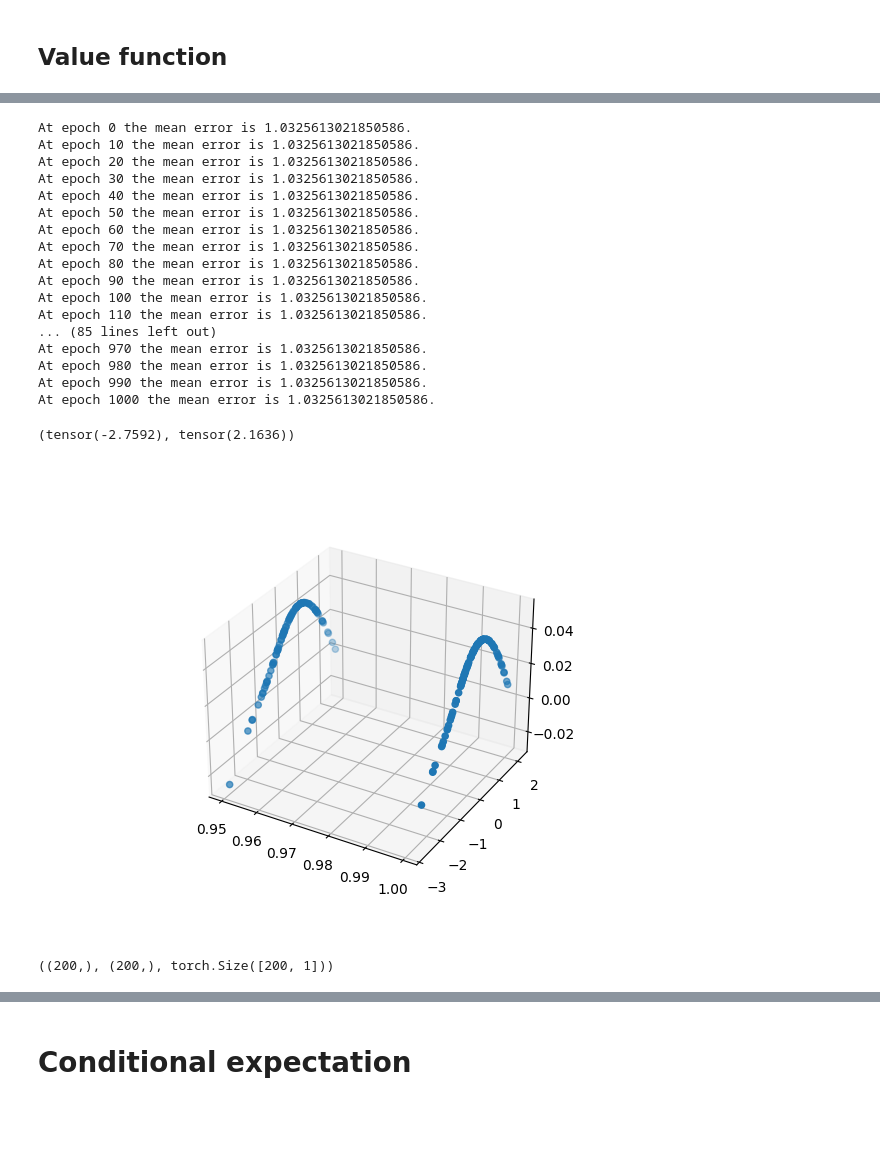
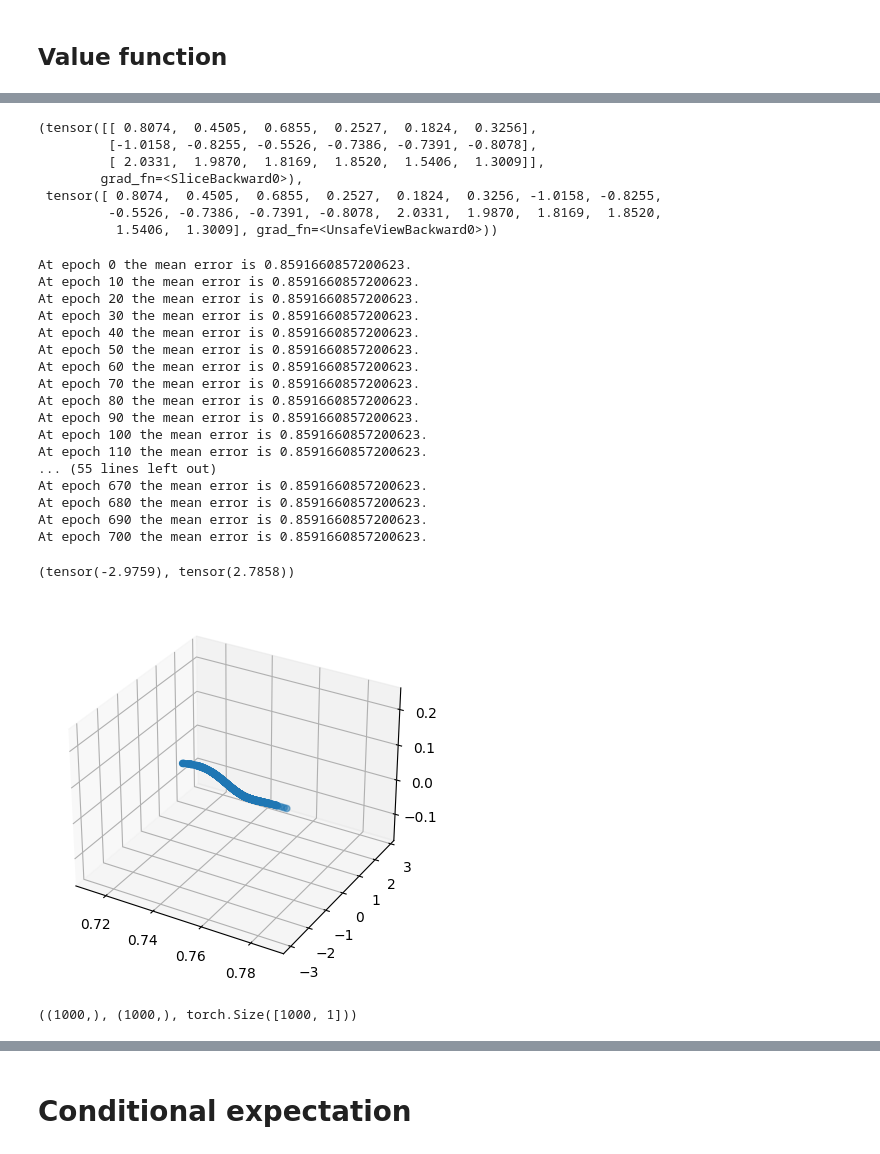
Before and after one commit to arashfahim/Stochastic_Control_FSU, a Jupyter notebook: Discrete_time_DPP.ipynb, the cells around one changed output, grey strips where cells are left out. Saved outputs shown, nothing was run; the diff lists cells and outputs as text; code cells hidden in the pictures; blank space fills up the shorter version.

```diff
--- a/Discrete_time_DPP.ipynb
+++ b/Discrete_time_DPP.ipynb
@@ -448,11 +446,11 @@ class two_step(nn.Module):#multi_step, optimal_control
         self.layer.add_module("Tanh", torch.nn.Tanh())
         self.layer.add_module("L2",torch.nn.Linear(16,1))
         self.flag = flag
-        self.M = 100# number of samples
+        self.M = 1000# number of samples
         self.Te=1.0 # terminal time
         self.K = 20 # total number of steps
         self.Dt= torch.Tensor([self.Te/self.K]) #time step
-        self.num_steps = 1 #number of steps to evaluate <= self.K
+        self.num_steps = 5 #number of steps to evaluate <= self.K
         # self.N = torch.normal(0., 1., size=[self.M,self.num_steps,1])
         self.terminal = terminal # terminal value function
         self.X0 = torch.normal(0., 1., size=(self.M,1))
@@ -654,3 +638,13 @@ val_func = value_function()
+# %%
+v2.TX[0:3,1,:],v2.TX[0:3,1,:].reshape(-1)
+# %% [output]
+(tensor([[ 0.8074,  0.4505,  0.6855,  0.2527,  0.1824,  0.3256],
+         [-1.0158, -0.8255, -0.5526, -0.7386, -0.7391, -0.8078],
+         [ 2.0331,  1.9870,  1.8169,  1.8520,  1.5406,  1.3009]],
+        grad_fn=<SliceBackward0>),
+ tensor([ 0.8074,  0.4505,  0.6855,  0.2527,  0.1824,  0.3256, -1.0158, -0.8255,
+         -0.5526, -0.7386, -0.7391, -0.8078,  2.0331,  1.9870,  1.8169,  1.8520,
+          1.5406,  1.3009], grad_fn=<UnsafeViewBackward0>))
 # %%
 loss_epoch_val_func = []
 num_epochs_val_func = 500
@@ -659,11 +653,11 @@ optimizer_val_func = optim.Adam(val_func.parameters(), lrv)
 L_ = torch.Tensor([-2.0])
 loss = torch.Tensor([2.0])
 epoch=0
-x = torch.cat((v2.TX[:,0,:].clone().detach().reshape(-1).unsqueeze(-1),v2.TX[:,1,:].clone().detach().reshape(-1).unsqueeze(-1)),axis=-1).clone().detach()
-y = v2.Y.reshape(-1).clone().detach()
+x2d = torch.cat((v2.TX[:,0,-6].clone().detach().unsqueeze(-1),v2.TX[:,1,-6].clone().detach().unsqueeze(-1)),axis=-1).clone().detach()
+y2d = v2.Y[:,:,-6][:,0].clone().detach()
 while (torch.abs(L_-loss)>1e-6) & (epoch <= num_epochs):# epoch in range(num_epochs):
     optimizerv.zero_grad()
-    loss= torch.mean(torch.pow(val_func(x)-y,2))#
+    loss= torch.mean(torch.pow(val_func(x2d)-y2d,2))#
     loss.backward()
     optimizerv.step()
     loss_epochv.append(loss)
@@ -673,35 +667,35 @@ while (torch.abs(L_-loss)>1e-6) & (epoch <= num_epochs):# epoch in range(num_epo
       print("At epoch {} the mean error is {}.".format(epoch,loss.detach()))
     epoch += 1
 # %% [output]
-At epoch 0 the mean error is 1.0325613021850586.
-At epoch 10 the mean error is 1.0325613021850586.
-At epoch 20 the mean error is 1.0325613021850586.
-At epoch 30 the mean error is 1.0325613021850586.
-At epoch 40 the mean error is 1.0325613021850586.
-At epoch 50 the mean error is 1.0325613021850586.
-At epoch 60 the mean error is 1.0325613021850586.
-At epoch 70 the mean error is 1.0325613021850586.
-At epoch 80 the mean error is 1.0325613021850586.
-At epoch 90 the mean error is 1.0325613021850586.
-At epoch 100 the mean error is 1.0325613021850586.
-At epoch 110 the mean error is 1.0325613021850586.
-... (85 lines left out)
-At epoch 970 the mean error is 1.0325613021850586.
-At epoch 980 the mean error is 1.0325613021850586.
-At epoch 990 the mean error is 1.0325613021850586.
-At epoch 1000 the mean error is 1.0325613021850586.
+At epoch 0 the mean error is 0.8591660857200623.
+At epoch 10 the mean error is 0.8591660857200623.
+At epoch 20 the mean error is 0.8591660857200623.
+At epoch 30 the mean error is 0.8591660857200623.
+At epoch 40 the mean error is 0.8591660857200623.
+At epoch 50 the mean error is 0.8591660857200623.
+At epoch 60 the mean error is 0.8591660857200623.
+At epoch 70 the mean error is 0.8591660857200623.
+At epoch 80 the mean error is 0.8591660857200623.
+At epoch 90 the mean error is 0.8591660857200623.
+At epoch 100 the mean error is 0.8591660857200623.
+At epoch 110 the mean error is 0.8591660857200623.
+... (55 lines left out)
+At epoch 670 the mean error is 0.8591660857200623.
+At epoch 680 the mean error is 0.8591660857200623.
+At epoch 690 the mean error is 0.8591660857200623.
+At epoch 700 the mean error is 0.8591660857200623.
 # %%
-x[:,1].min(),x[:,1].max()
+x2d[:,1].min(),x2d[:,1].max()
 # %% [output]
-(tensor(-2.7592), tensor(2.1636))
+(tensor(-2.9759), tensor(2.7858))
 # %%
 fig, ax = plt.subplots(subplot_kw=dict(projection='3d'))
-ax.scatter(x[:,0].numpy(),x[:,1].numpy(), val_func(x).clone().detach().numpy())
+ax.scatter(x2d[:,0].numpy(),x2d[:,1].numpy(), val_func(x2d).clone().detach().numpy())
 plt.show()
 # %% [output]
-[figure, old version]
+[figure, new version]
 # %%
-x[:,0].numpy().shape,x[:,1].numpy().shape, val_func(x).clone().detach().shape
+x2d[:,0].numpy().shape,x2d[:,1].numpy().shape, val_func(x2d).clone().detach().shape
 # %% [output]
-((200,), (200,), torch.Size([200, 1]))
+((1000,), (1000,), torch.Size([1000, 1]))
 # %%
```
Also changed, not shown: parts of 31 cells of this notebook.
